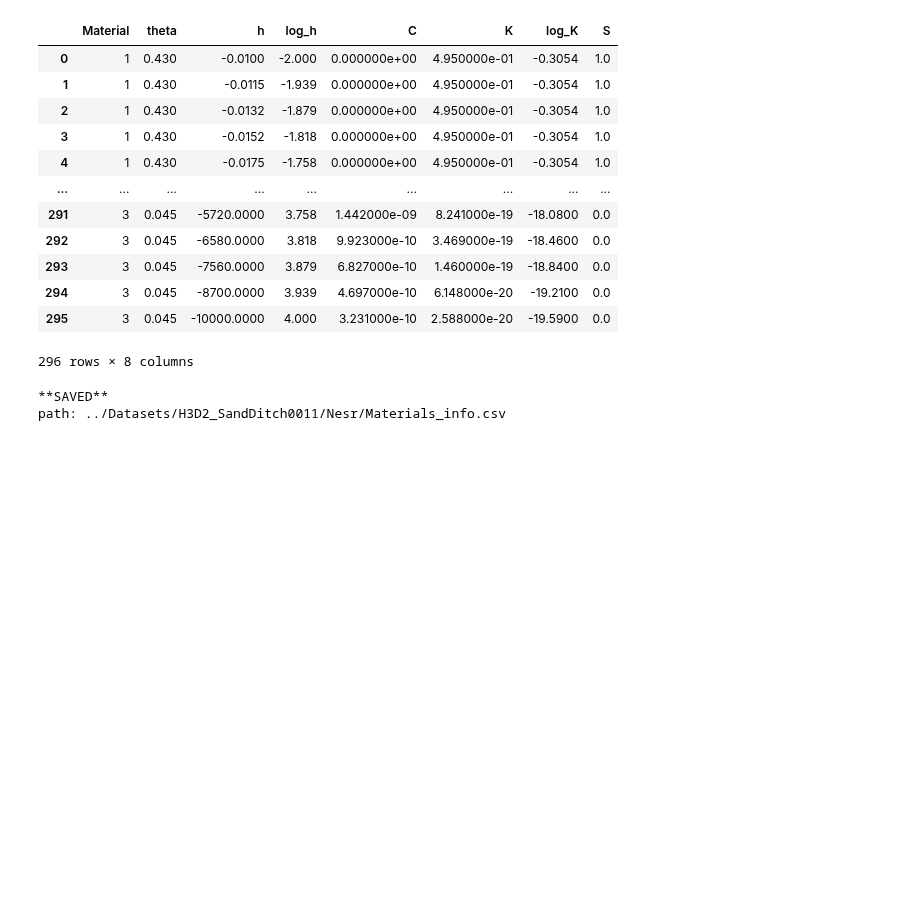
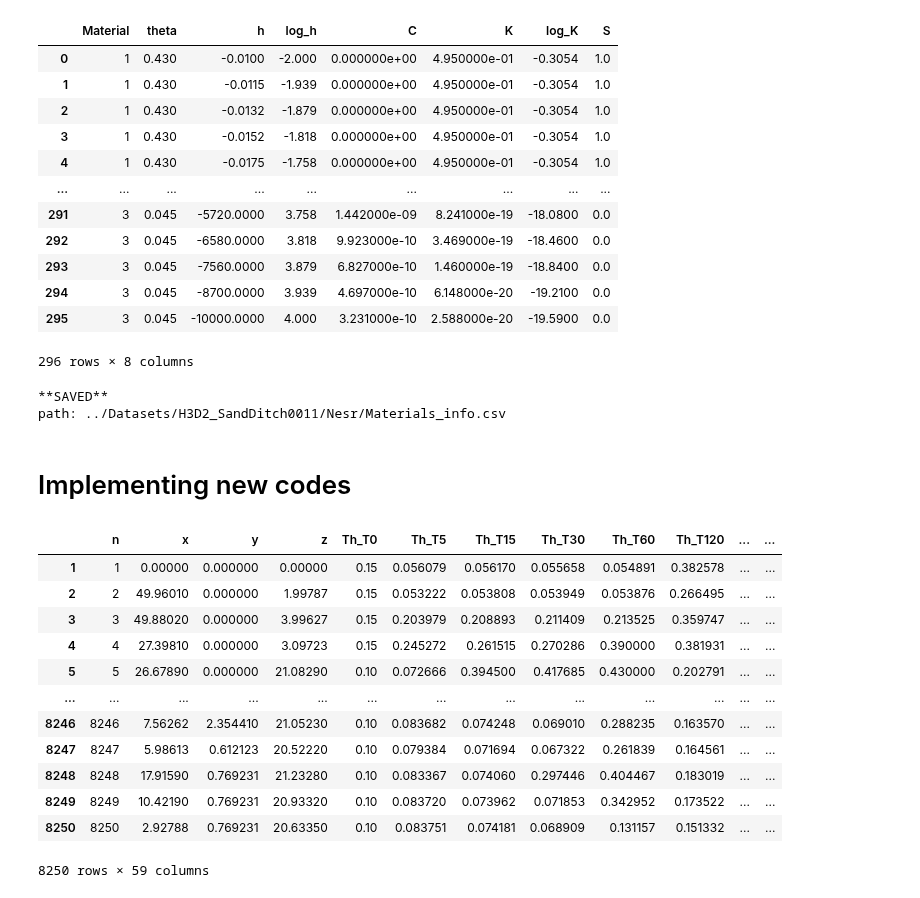
Before and after one commit to drnesr/SandDitch, a Jupyter notebook: Code/SandDitchAnalysis012.ipynb, the cells around one changed output. Drawn from its saved outputs; the diff is of its cells as text; code cells hidden in the pictures; blank space fills up the shorter version.

```diff
--- a/Code/SandDitchAnalysis012.ipynb
+++ b/Code/SandDitchAnalysis012.ipynb
@@ -179,3 +181,21 @@ save_materials_properties(src)
 # %% [output]
 **SAVED**
 path: ../Datasets/H3D2_SandDitch0011/Nesr/Materials_info.csv
+# %% [markdown]
+# Implementing new codes
+# %%
+df
+# %% [output]
+|  | n | x | y | z | Th_T0 | Th_T5 | Th_T15 | Th_T30 | Th_T60 | Th_T120 | ... | ... |
+| 1 | 1 | 0.00000 | 0.000000 | 0.00000 | 0.15 | 0.056079 | 0.056170 | 0.055658 | 0.054891 | 0.382578 | ... | ... |
+| 2 | 2 | 49.96010 | 0.000000 | 1.99787 | 0.15 | 0.053222 | 0.053808 | 0.053949 | 0.053876 | 0.266495 | ... | ... |
+| 3 | 3 | 49.88020 | 0.000000 | 3.99627 | 0.15 | 0.203979 | 0.208893 | 0.211409 | 0.213525 | 0.359747 | ... | ... |
+| 4 | 4 | 27.39810 | 0.000000 | 3.09723 | 0.15 | 0.245272 | 0.261515 | 0.270286 | 0.390000 | 0.381931 | ... | ... |
+| 5 | 5 | 26.67890 | 0.000000 | 21.08290 | 0.10 | 0.072666 | 0.394500 | 0.417685 | 0.430000 | 0.202791 | ... | ... |
+| ... | ... | ... | ... | ... | ... | ... | ... | ... | ... | ... | ... | ... |
+| 8246 | 8246 | 7.56262 | 2.354410 | 21.05230 | 0.10 | 0.083682 | 0.074248 | 0.069010 | 0.288235 | 0.163570 | ... | ... |
+| 8247 | 8247 | 5.98613 | 0.612123 | 20.52220 | 0.10 | 0.079384 | 0.071694 | 0.067322 | 0.261839 | 0.164561 | ... | ... |
+| 8248 | 8248 | 17.91590 | 0.769231 | 21.23280 | 0.10 | 0.083367 | 0.074060 | 0.297446 | 0.404467 | 0.183019 | ... | ... |
+| 8249 | 8249 | 10.42190 | 0.769231 | 20.93320 | 0.10 | 0.083720 | 0.073962 | 0.071853 | 0.342952 | 0.173522 | ... | ... |
+| 8250 | 8250 | 2.92788 | 0.769231 | 20.63350 | 0.10 | 0.083751 | 0.074181 | 0.068909 | 0.131157 | 0.151332 | ... | ... |
+8250 rows × 59 columns
```
Also changed, not shown: parts of 12 cells of this notebook.
